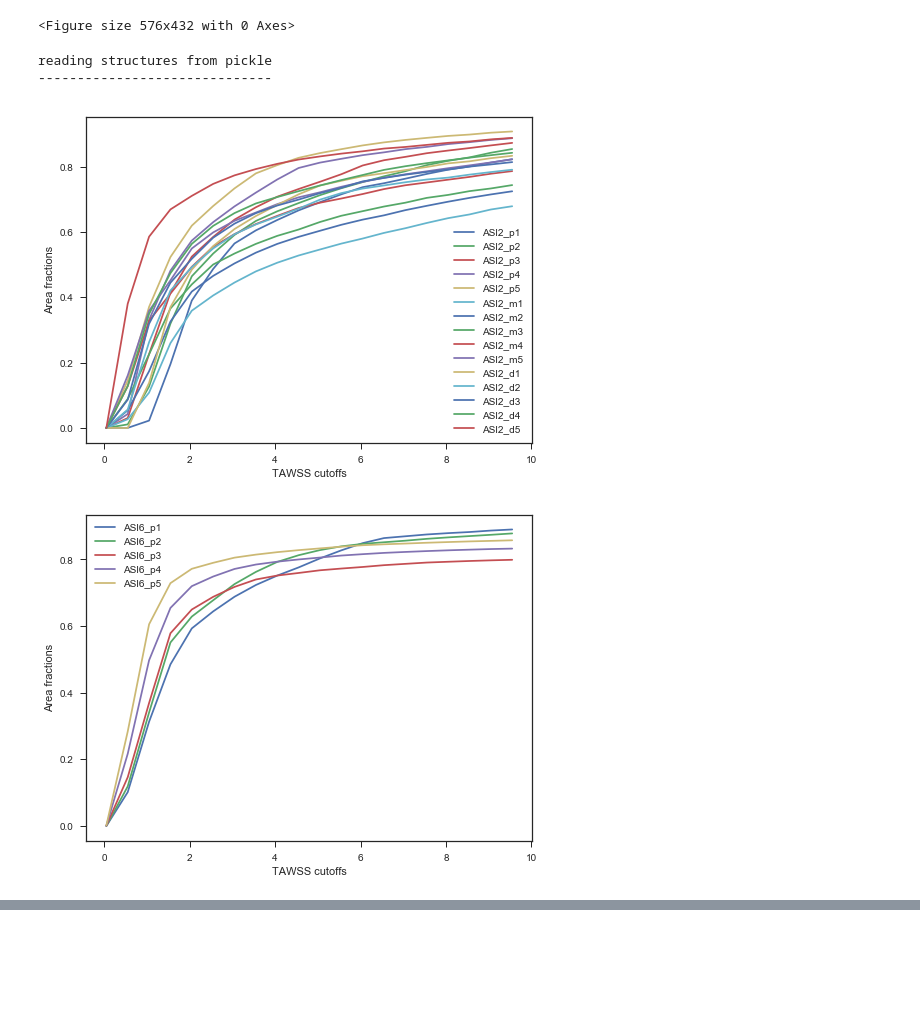
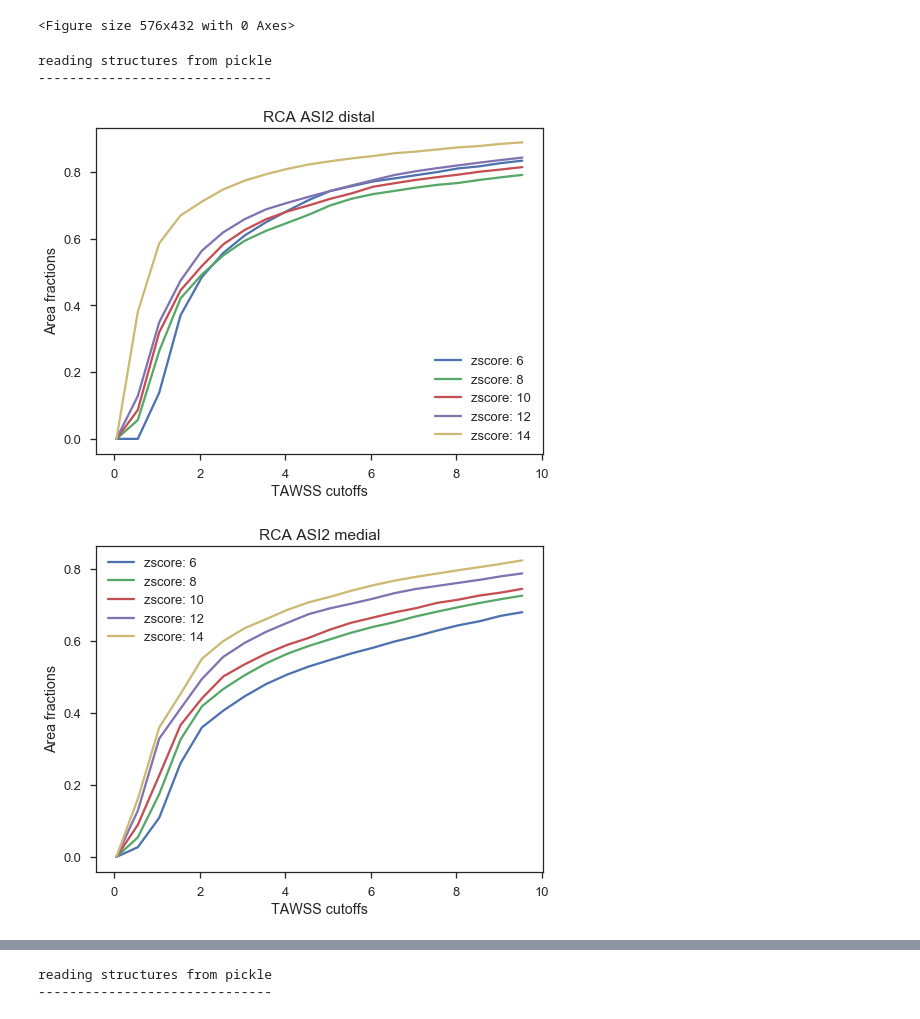
Before and after one commit to StanfordCBCL/KD-project, a Jupyter notebook: PreliminaryAnalysis.ipynb, the cells around one changed output, grey strips where cells are left out. Drawn from its saved outputs; the diff is of its cells as text; code cells hidden in the pictures; blank space fills up the shorter version.

Commit message:
Included more integrations in the paraview script. Better visualizations in the python notebook. improved clipping functionality with possiblity to clip with sphere also.

```diff
--- a/PreliminaryAnalysis.ipynb
+++ b/PreliminaryAnalysis.ipynb
@@ -44,7 +44,7 @@ def return_polydata(path, return_reader=False):
 Read in the clipped aneurysms
 # %%
 clipped_dir = 'clipped_results_short/'
-vessel = 'RCA/'
+vessel = 'RCA/ASI2/'
 zscores=[6, 8, 10, 12, 14]
 proximal = ['p1', 'p2', 'p3', 'p4', 'p5']
 medial = ['m1', 'm2', 'm3', 'm4', 'm5']
@@ -148,34 +132,42 @@ NameError: name 'vtawss_dict' is not defined
 sns.set(rc={"figure.figsize":(8,6)})
 sns.set_style('white', {'axes.spines.right':False})
 sns.set_style('ticks')
+sns.set_context('talk')
 sns.despine(trim=True)
 # %% [output]
 <Figure size 576x432 with 0 Axes>
-# %%
-all_area_fractions = read_from_file('area_fractions')
-# %% [output]
-reading structures from pickle
-------------------------------
+# %%
+all_area_fractions_right = read_from_file('area_fractions_rca')
+# %% [output]
+reading structures from pickle
+------------------------------
 # %%
 base_path = '/Users/alex/Documents/lab/KD-project/clipped_results_short/'
 vessel = 'RCA/'
 shapes = ['ASI2', 'ASI6']
 proximal = ['p1', 'p2', 'p3', 'p4', 'p5']
 medial = ['m1', 'm2', 'm3', 'm4', 'm5']
 distal = ['d1', 'd2', 'd3', 'd4', 'd5']
+z_scores = [6, 8, 10, 12, 14]
 threshold_bounds = np.arange(.05, 10.0, .5)
 
 for shape in shapes:
-    pos_sizes = proximal + medial + distal
-    if shape == 'ASI6': pos_sizes = proximal
-    plt.figure()
-    for pos_size in pos_sizes:
-        fracs = all_area_fractions[shape+'_'+pos_size]
-        plt.plot(threshold_bounds, fracs, label=shape + '_' + pos_size)
+    pos_sizes = {'proximal': proximal,
+                 'medial': medial,
+                 'distal': distal}
+    if shape == 'ASI6': pos_sizes = {'proximal': proximal}
 
-    plt.legend()
-    plt.xlabel('TAWSS cutoffs')
-    plt.ylabel('Area fractions')
+    for position, size_list in pos_sizes.iteritems():
+        # plt.figure(figsize=(12,12))
+        plt.figure(figsize=(8,6))
+        for i, size in enumerate(size_list):
+            fracs = all_area_fractions_right[shape + '_' + size]
+            plt.plot(threshold_bounds, fracs, label='zscore: '+str(z_scores[i]))
+
+        plt.legend()
+        plt.title(vessel[:-1] + ' ' + shape + ' ' + position)
+        plt.xlabel('TAWSS cutoffs')
+        plt.ylabel('Area fractions')
 # %% [output]
-[figure, old version]
+[figure, new version]
-[figure, old version]
+[figure, new version]
@@ -181,0 +176,5 @@ for shape in shapes:
+# %%
+all_area_fractions_lad = read_from_file('WSS_THRESHOLD_AREA_LAD')
+# %% [output]
+reading structures from pickle
+------------------------------
```
Also changed, not shown: parts of 10 cells of this notebook, 5 other files.
